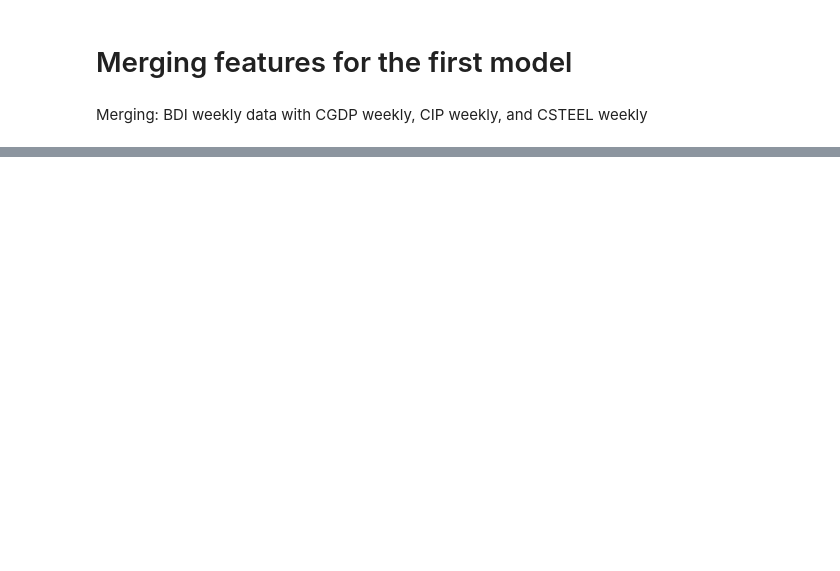
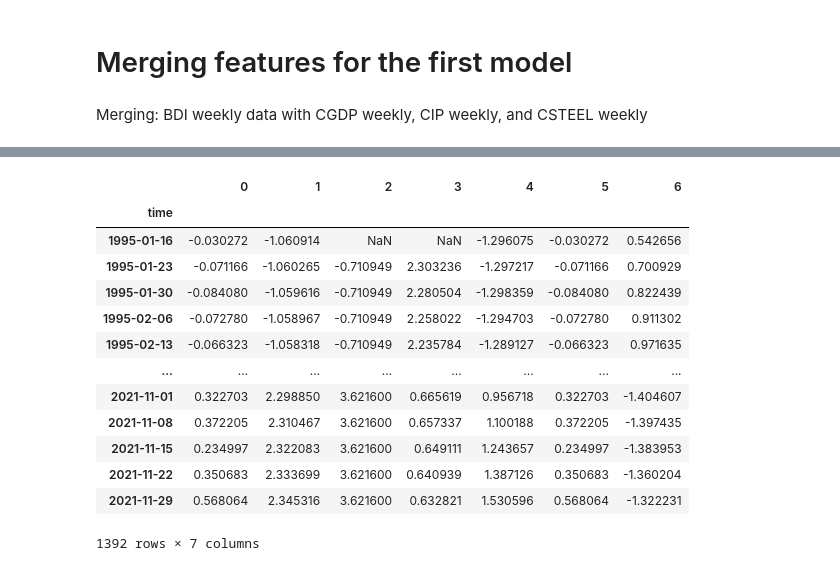
Before and after one commit to LeibnizianOptimist/bdi_predict, a Jupyter notebook: notebooks/merging-features-first-model.ipynb, the cells around one changed output, grey strips where cells are left out. Cells and saved outputs as stored; diff of their text form; code cells hidden in the pictures; blank space fills up the shorter version.

Commit message:
finisled merging and creating final .csv for weekly data

```diff
--- a/notebooks/merging-features-first-model.ipynb
+++ b/notebooks/merging-features-first-model.ipynb
@@ -27,0 +204,25 @@ csteel_df.merge(cgdp_df)
+# %%
+scaler = StandardScaler()
+# %%
+X = scaler.fit_transform(final_df)
+# %%
+X = pd.DataFrame(X)
+# %%
+X.set_index(final_df.index, inplace=True)
+# %%
+X
+# %% [output]
+|  | 0 | 1 | 2 | 3 | 4 | 5 | 6 |
+| time |  |  |  |  |  |  |  |
+| 1995-01-16 | -0.030272 | -1.060914 | NaN | NaN | -1.296075 | -0.030272 | 0.542656 |
+| 1995-01-23 | -0.071166 | -1.060265 | -0.710949 | 2.303236 | -1.297217 | -0.071166 | 0.700929 |
+| 1995-01-30 | -0.084080 | -1.059616 | -0.710949 | 2.280504 | -1.298359 | -0.084080 | 0.822439 |
+| 1995-02-06 | -0.072780 | -1.058967 | -0.710949 | 2.258022 | -1.294703 | -0.072780 | 0.911302 |
+| 1995-02-13 | -0.066323 | -1.058318 | -0.710949 | 2.235784 | -1.289127 | -0.066323 | 0.971635 |
+| ... | ... | ... | ... | ... | ... | ... | ... |
+| 2021-11-01 | 0.322703 | 2.298850 | 3.621600 | 0.665619 | 0.956718 | 0.322703 | -1.404607 |
+| 2021-11-08 | 0.372205 | 2.310467 | 3.621600 | 0.657337 | 1.100188 | 0.372205 | -1.397435 |
+| 2021-11-15 | 0.234997 | 2.322083 | 3.621600 | 0.649111 | 1.243657 | 0.234997 | -1.383953 |
+| 2021-11-22 | 0.350683 | 2.333699 | 3.621600 | 0.640939 | 1.387126 | 0.350683 | -1.360204 |
+| 2021-11-29 | 0.568064 | 2.345316 | 3.621600 | 0.632821 | 1.530596 | 0.568064 | -1.322231 |
+1392 rows × 7 columns
```
Also changed, not shown: parts of 41 cells of this notebook.
